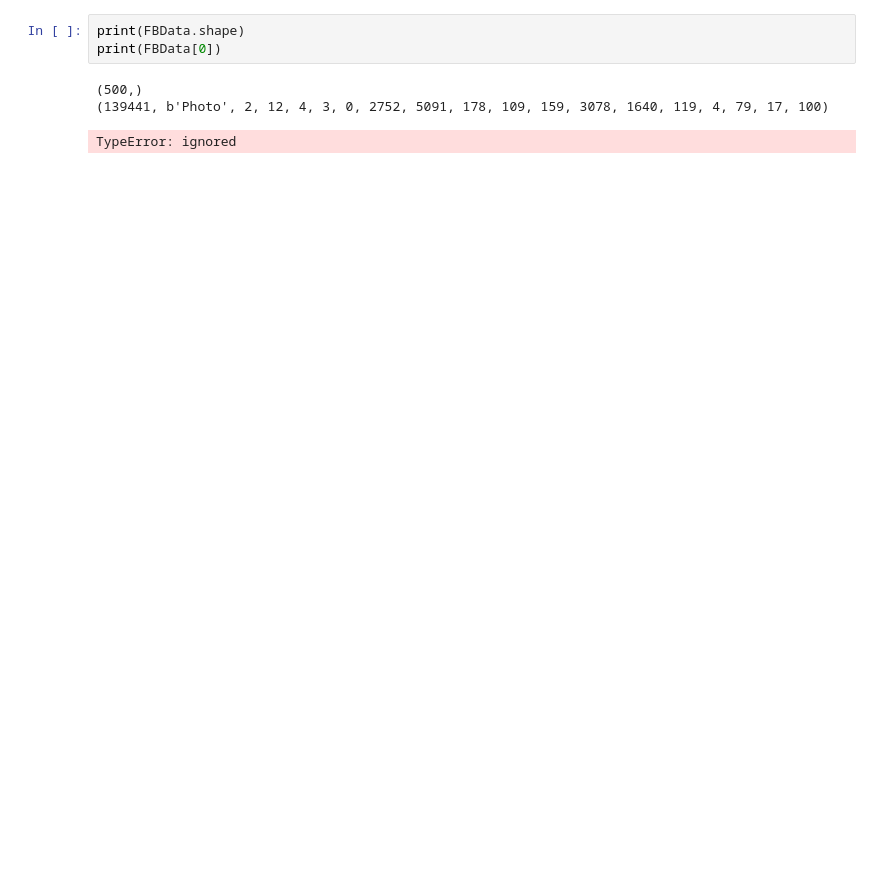
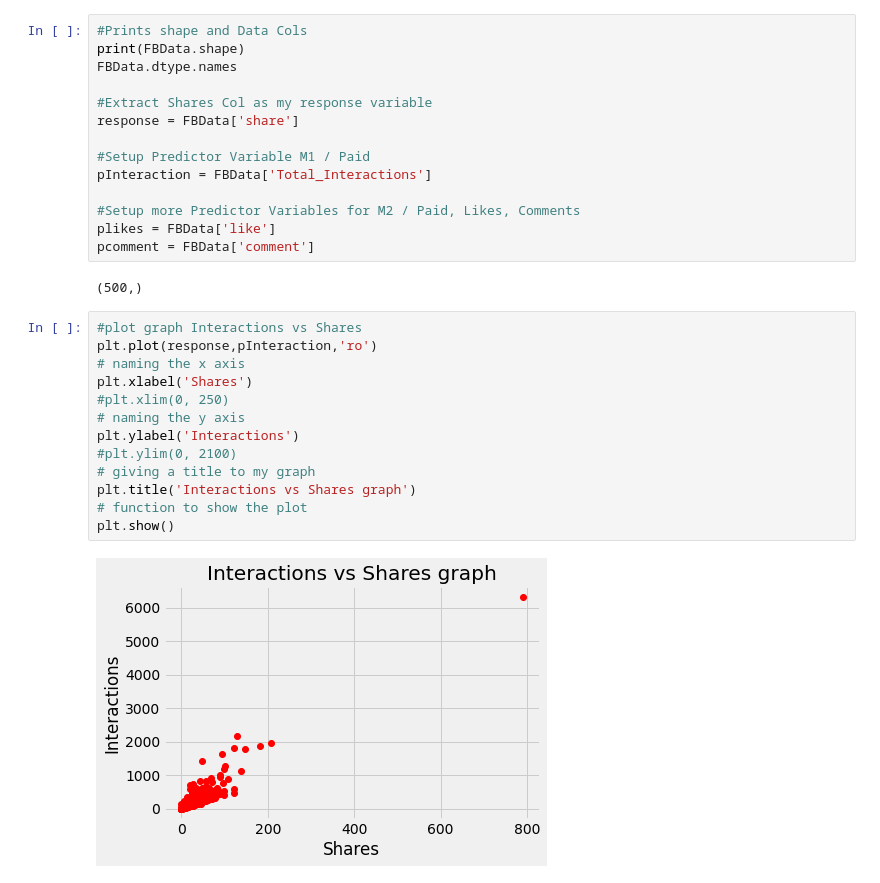
Before and after one commit to Inh3ritance/Stats-Proj, a Jupyter notebook: Stats_Linear.ipynb, the cells around one changed output. Cells and saved outputs as stored; diff of their text form; blank space fills up the shorter version.

Commit message:
Updated with graphs and Linear Regression Model

```diff
--- a/Stats_Linear.ipynb
+++ b/Stats_Linear.ipynb
@@ -22,8 +21,32 @@ Enter your authorization code:
 Mounted at /content/drive
-# %%
-print(FBData.shape)
-print(FBData[0])
-# %% [output]
-(500,)
-(139441, b'Photo', 2, 12, 4, 3, 0, 2752, 5091, 178, 109, 159, 3078, 1640, 119, 4, 79, 17, 100)
-TypeError: ignored
+# %%
+#Prints shape and Data Cols
+print(FBData.shape)
+FBData.dtype.names
+
+#Extract Shares Col as my response variable
+response = FBData['share']
+
+#Setup Predictor Variable M1 / Paid
+pInteraction = FBData['Total_Interactions']
+
+#Setup more Predictor Variables for M2 / Paid, Likes, Comments
+plikes = FBData['like']
+pcomment = FBData['comment']
+# %% [output]
+(500,)
+# %%
+#plot graph Interactions vs Shares
+plt.plot(response,pInteraction,'ro')
+# naming the x axis
+plt.xlabel('Shares')
+#plt.xlim(0, 250)
+# naming the y axis
+plt.ylabel('Interactions')
+#plt.ylim(0, 2100)
+# giving a title to my graph
+plt.title('Interactions vs Shares graph')
+# function to show the plot
+plt.show()
+# %% [output]
+[figure, added]
```
Also changed, not shown: parts of 4 cells of this notebook.
